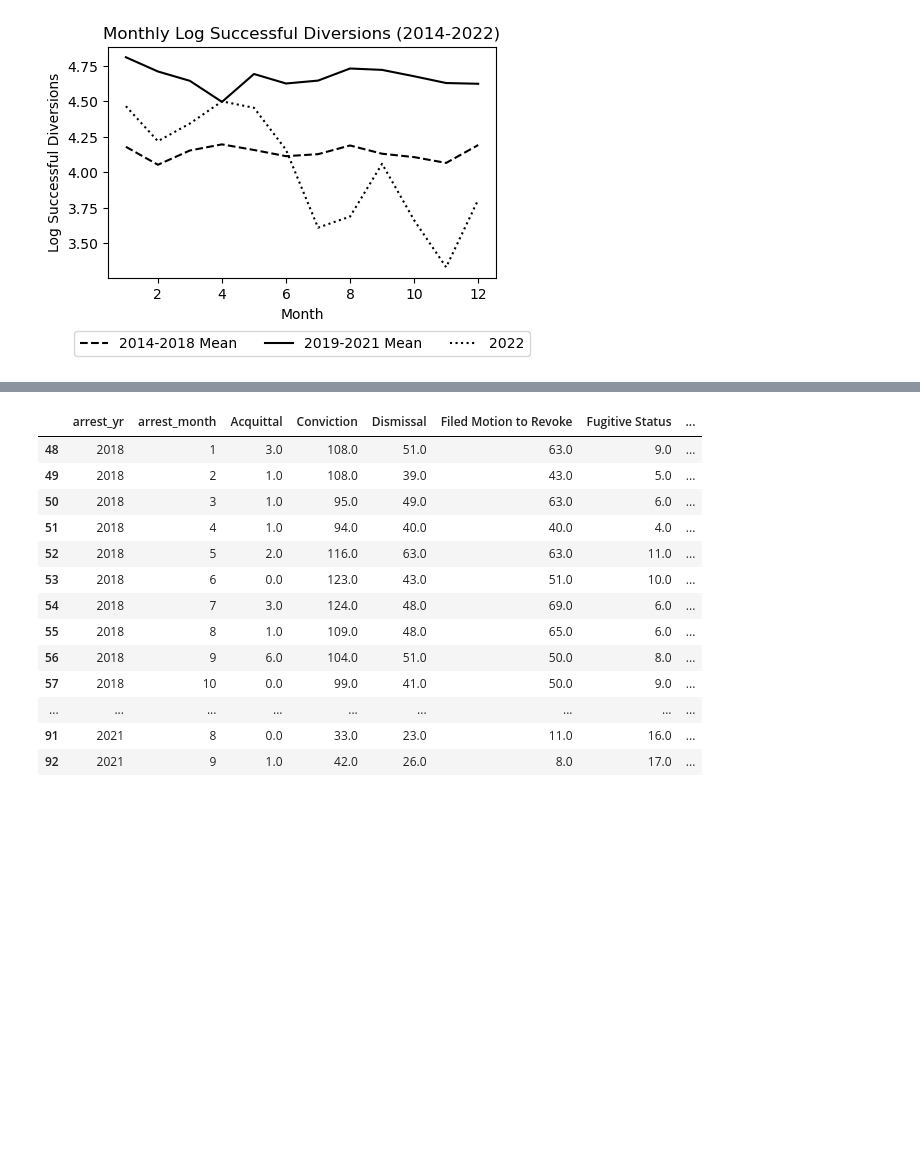
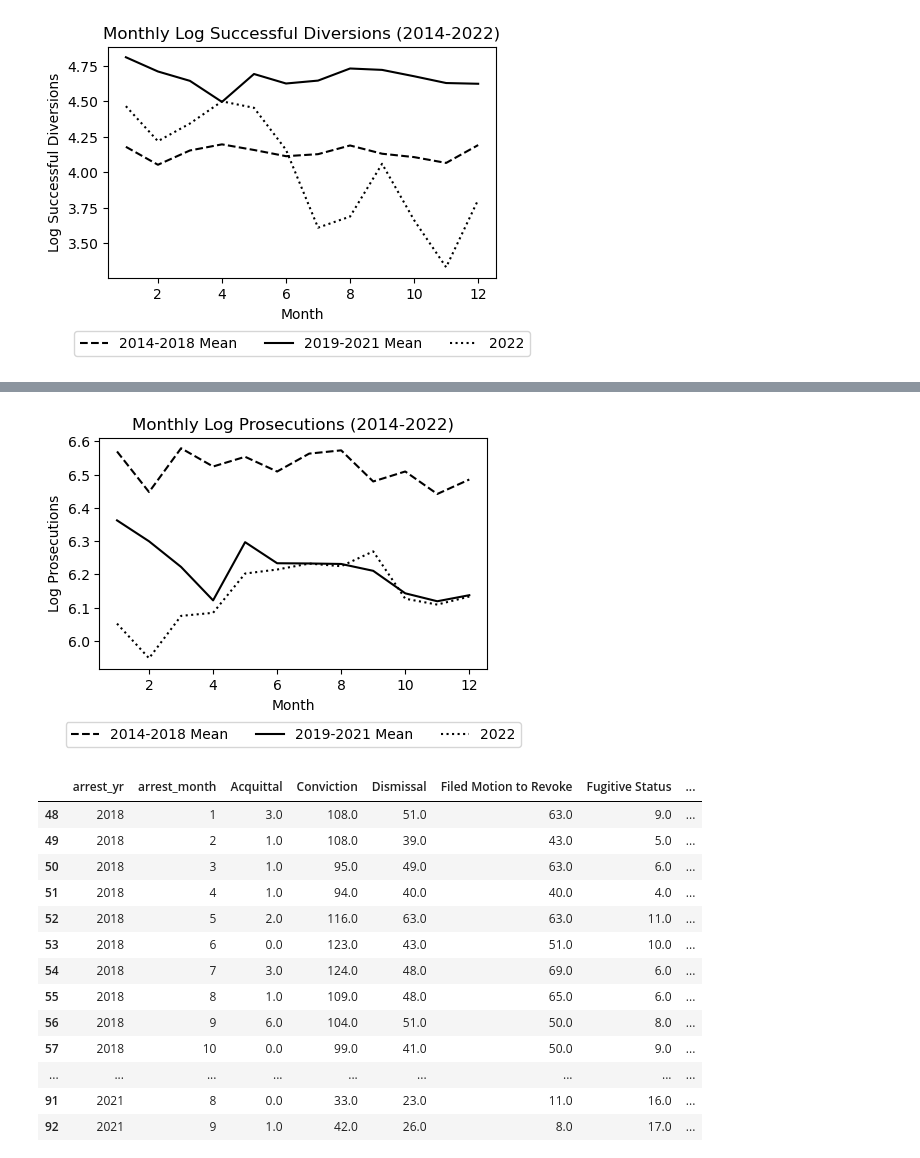
Before and after one commit to jgte29/ucbhonorsthesis2023-2024, a Jupyter notebook: Data_Analysis.ipynb, the cells around one changed output, grey strips where cells are left out. Saved outputs shown, nothing was run; the diff lists cells and outputs as text; code cells hidden in the pictures; blank space fills up the shorter version.

```diff
--- a/Data_Analysis.ipynb
+++ b/Data_Analysis.ipynb
@@ -1070,3 +1128,38 @@ plt.show()
+# %%
+df = prosecutions
+column_of_interest = 'Log_Prosecutions'
+
+df_2014_2018 = df[(df['arrest_yr'] >= 2014) & (df['arrest_yr'] <= 2018)]
+df_2019_2021 = df[(df['arrest_yr'] >= 2019) & (df['arrest_yr'] <= 2021)]
+df_2022 = df[df['arrest_yr'] == 2022]
+
+monthly_avg_2014_2018 = df_2014_2018.groupby(['arrest_month']).agg({column_of_interest : np.mean}).iloc[:, 0] # .iloc turns it into series
+monthly_avg_2019_2021 = df_2019_2021.groupby(['arrest_month']).agg({column_of_interest : np.mean}).iloc[:, 0] # .iloc turns it into series
+monthly_values_2022 = df_2022[column_of_interest]
+
+
+
+plot_data = pd.DataFrame({
+    'Month': monthly_avg_2014_2019.index,
+    '2014-2018 Avg': monthly_avg_2014_2018.values,
+    '2019-2021 Avg': monthly_avg_2019_2021.values,
+    '2022 Values': monthly_values_2022.values
+})
+
+plt.figure(figsize=(5, 3))
+sns.lineplot(x='Month', y='2014-2018 Avg', data=plot_data, label='2014-2018 Mean', color='black', linestyle = 'dashed')
+sns.lineplot(x='Month', y='2019-2021 Avg', data=plot_data, label='2019-2021 Mean', color='black', linestyle = 'solid')
+ax = sns.lineplot(x='Month', y='2022 Values', data=plot_data, label='2022', color='black', linestyle = 'dotted')
+
+label = f'{column_of_interest}'
+label = label.replace("_", " ")
+plt.title(f'Monthly {label} (2014-2022)')
+plt.xlabel('Month')
+plt.ylabel(f'{label}')
+plt.legend(loc='upper center', bbox_to_anchor=(0.5, -0.2), ncol=3)
+plt.show()
+# %% [output]
+[figure, added]
 # %%
 boudin_start_date = datetime(2020, 1, 8, 0, 0, 0)
 boudin_end_date = datetime(2022, 7, 9, 0, 0, 0)
```
Also changed, not shown: parts of 42 cells of this notebook.
